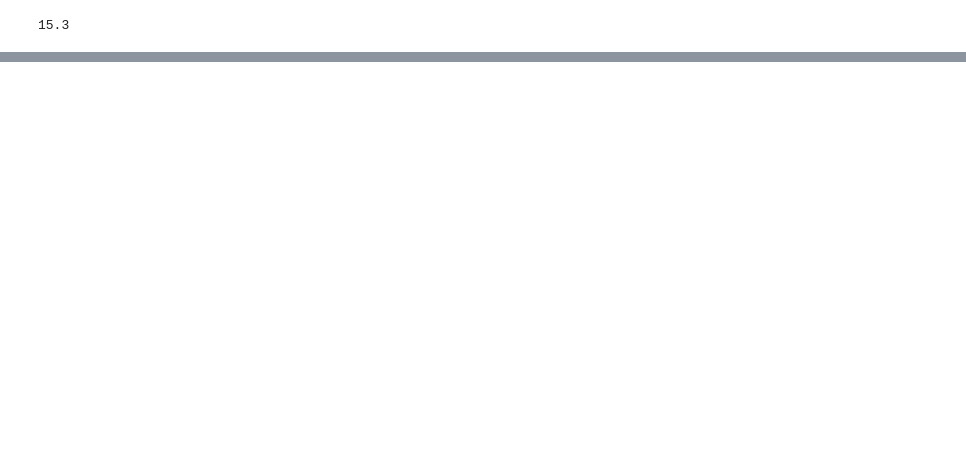
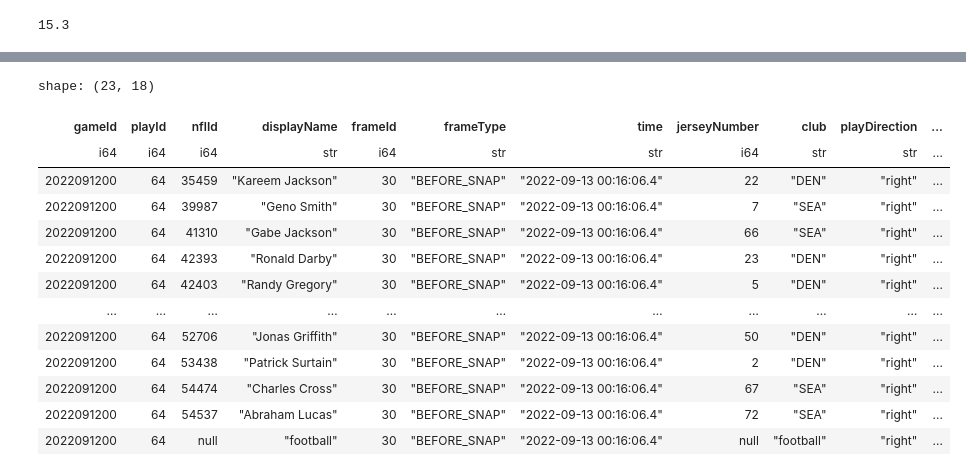
Before and after one commit to ianastalosh/big_data_bowl_2025, a Jupyter notebook: notebooks/play_plotting.ipynb, the cells around one changed output, grey strips where cells are left out. Drawn from its saved outputs; the diff is of its cells as text; code cells hidden in the pictures; blank space fills up the shorter version.

```diff
--- a/notebooks/play_plotting.ipynb
+++ b/notebooks/play_plotting.ipynb
@@ -176,0 +495,17 @@ fig.show()
+# %%
+data
+# %% [output]
+shape: (23, 18)
+| gameId | playId | nflId | displayName | frameId | frameType | time | jerseyNumber | club | playDirection | ... |
+| i64 | i64 | i64 | str | i64 | str | str | i64 | str | str | ... |
+| 2022091200 | 64 | 35459 | "Kareem Jackson" | 30 | "BEFORE_SNAP" | "2022-09-13 00:16:06.4" | 22 | "DEN" | "right" | ... |
+| 2022091200 | 64 | 39987 | "Geno Smith" | 30 | "BEFORE_SNAP" | "2022-09-13 00:16:06.4" | 7 | "SEA" | "right" | ... |
+| 2022091200 | 64 | 41310 | "Gabe Jackson" | 30 | "BEFORE_SNAP" | "2022-09-13 00:16:06.4" | 66 | "SEA" | "right" | ... |
+| 2022091200 | 64 | 42393 | "Ronald Darby" | 30 | "BEFORE_SNAP" | "2022-09-13 00:16:06.4" | 23 | "DEN" | "right" | ... |
+| 2022091200 | 64 | 42403 | "Randy Gregory" | 30 | "BEFORE_SNAP" | "2022-09-13 00:16:06.4" | 5 | "DEN" | "right" | ... |
+| … | … | … | … | … | … | … | … | … | … | ... |
+| 2022091200 | 64 | 52706 | "Jonas Griffith" | 30 | "BEFORE_SNAP" | "2022-09-13 00:16:06.4" | 50 | "DEN" | "right" | ... |
+| 2022091200 | 64 | 53438 | "Patrick Surtain" | 30 | "BEFORE_SNAP" | "2022-09-13 00:16:06.4" | 2 | "DEN" | "right" | ... |
+| 2022091200 | 64 | 54474 | "Charles Cross" | 30 | "BEFORE_SNAP" | "2022-09-13 00:16:06.4" | 67 | "SEA" | "right" | ... |
+| 2022091200 | 64 | 54537 | "Abraham Lucas" | 30 | "BEFORE_SNAP" | "2022-09-13 00:16:06.4" | 72 | "SEA" | "right" | ... |
+| 2022091200 | 64 | null | "football" | 30 | "BEFORE_SNAP" | "2022-09-13 00:16:06.4" | null | "football" | "right" | ... |
```
Also changed, not shown: parts of 12 cells of this notebook, 1 other file.
